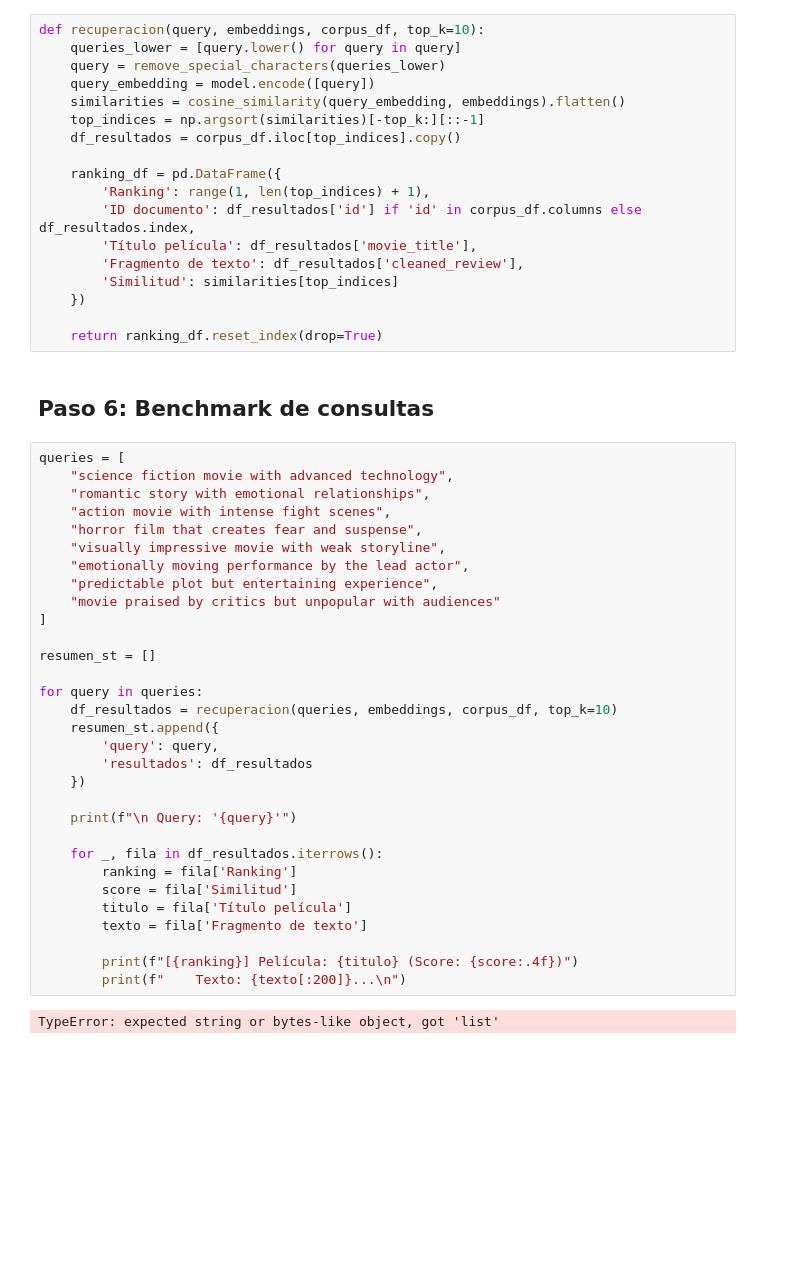
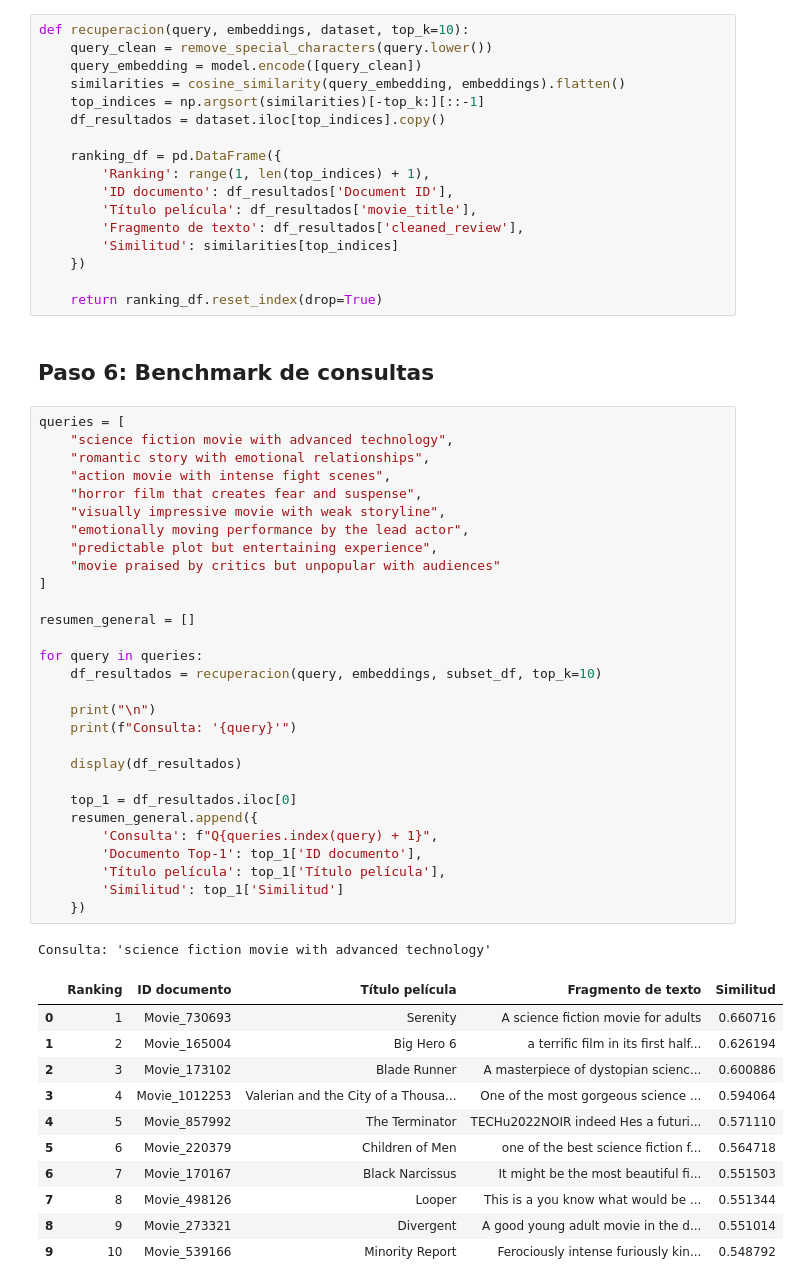
Before and after one commit to ElAlfa3007/ir-2026-BLeandro, a Jupyter notebook: ir26a-main/09examenb1/BravoLeandro_ex1bim_ir26a.ipynb, the cells around one changed output. Cells and saved outputs as stored; diff of their text form; blank space fills up the shorter version.

```diff
--- a/ir26a-main/09examenb1/BravoLeandro_ex1bim_ir26a.ipynb
+++ b/ir26a-main/09examenb1/BravoLeandro_ex1bim_ir26a.ipynb
@@ -104,17 +107,16 @@ embeddings = model.encode(subset_reviews, show_progress_bar=True)
 # %% [markdown]
 ## Paso 5: Procesamiento de consultas
 # %%
-def recuperacion(query, embeddings, corpus_df, top_k=10):
-    queries_lower = [query.lower() for query in query]
-    query = remove_special_characters(queries_lower)
-    query_embedding = model.encode([query])
+def recuperacion(query, embeddings, dataset, top_k=10):
+    query_clean = remove_special_characters(query.lower())
+    query_embedding = model.encode([query_clean])
     similarities = cosine_similarity(query_embedding, embeddings).flatten()
     top_indices = np.argsort(similarities)[-top_k:][::-1]
-    df_resultados = corpus_df.iloc[top_indices].copy()
+    df_resultados = dataset.iloc[top_indices].copy()
 
     ranking_df = pd.DataFrame({
         'Ranking': range(1, len(top_indices) + 1),
-        'ID documento': df_resultados['id'] if 'id' in corpus_df.columns else df_resultados.index,
+        'ID documento': df_resultados['Document ID'],
         'Título película': df_resultados['movie_title'],
         'Fragmento de texto': df_resultados['cleaned_review'],
         'Similitud': similarities[top_indices]
@@ -126,33 +128,42 @@ def recuperacion(query, embeddings, corpus_df, top_k=10):
 # %%
 queries = [
     "science fiction movie with advanced technology",
     "romantic story with emotional relationships",
     "action movie with intense fight scenes",
     "horror film that creates fear and suspense",
     "visually impressive movie with weak storyline",
     "emotionally moving performance by the lead actor",
     "predictable plot but entertaining experience",
     "movie praised by critics but unpopular with audiences"
 ]
 
-resumen_st = []
+resumen_general = []
 
 for query in queries:
-    df_resultados = recuperacion(queries, embeddings, corpus_df, top_k=10)
-    resumen_st.append({
-        'query': query,
-        'resultados': df_resultados
+    df_resultados = recuperacion(query, embeddings, subset_df, top_k=10)
+
+    print("\n")
+    print(f"Consulta: '{query}'")
+
+    display(df_resultados)
+
+    top_1 = df_resultados.iloc[0]
+    resumen_general.append({
+        'Consulta': f"Q{queries.index(query) + 1}",
+        'Documento Top-1': top_1['ID documento'],
+        'Título película': top_1['Título película'],
+        'Similitud': top_1['Similitud']
     })
-
-    print(f"\n Query: '{query}'")
-
-    for _, fila in df_resultados.iterrows():
-        ranking = fila['Ranking']
-        score = fila['Similitud']
-        titulo = fila['Título película']
-        texto = fila['Fragmento de texto']
-
-        print(f"[{ranking}] Película: {titulo} (Score: {score:.4f})")
-        print(f"    Texto: {texto[:200]}...\n")
 # %% [output]
-TypeError: expected string or bytes-like object, got 'list'
+Consulta: 'science fiction movie with advanced technology'
+|  | Ranking | ID documento | Título película | Fragmento de texto | Similitud |
+| 0 | 1 | Movie_730693 | Serenity | A science fiction movie for adults | 0.660716 |
+| 1 | 2 | Movie_165004 | Big Hero 6 | a terrific film in its first half... | 0.626194 |
+| 2 | 3 | Movie_173102 | Blade Runner | A masterpiece of dystopian scienc... | 0.600886 |
+| 3 | 4 | Movie_1012253 | Valerian and the City of a Thousa... | One of the most gorgeous science ... | 0.594064 |
+| 4 | 5 | Movie_857992 | The Terminator | TECHu2022NOIR indeed Hes a futuri... | 0.571110 |
+| 5 | 6 | Movie_220379 | Children of Men | one of the best science fiction f... | 0.564718 |
+| 6 | 7 | Movie_170167 | Black Narcissus | It might be the most beautiful fi... | 0.551503 |
+| 7 | 8 | Movie_498126 | Looper | This is a you know what would be ... | 0.551344 |
+| 8 | 9 | Movie_273321 | Divergent | A good young adult movie in the d... | 0.551014 |
+| 9 | 10 | Movie_539166 | Minority Report | Ferociously intense furiously kin... | 0.548792 |
```
Also changed, not shown: parts of 10 cells of this notebook.
